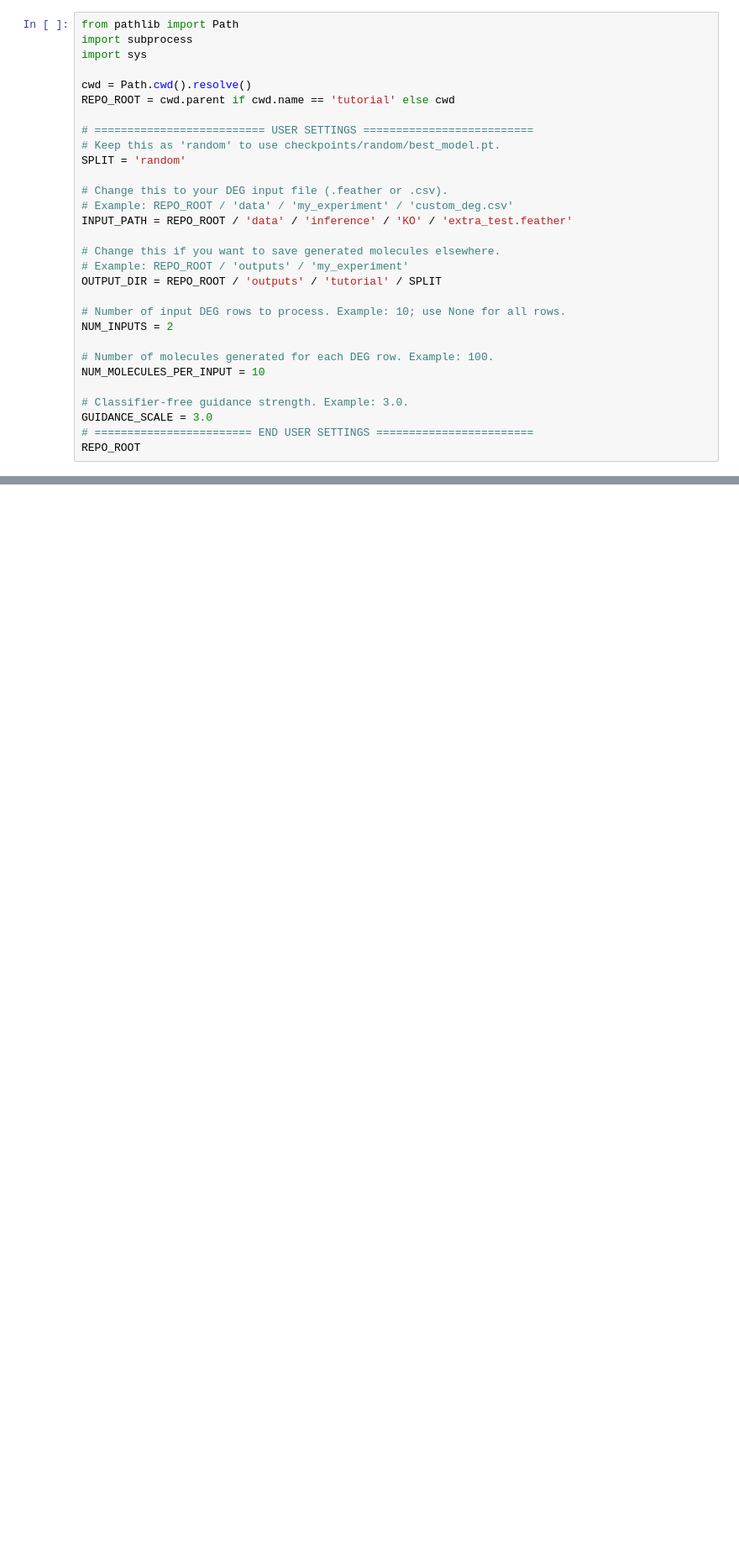
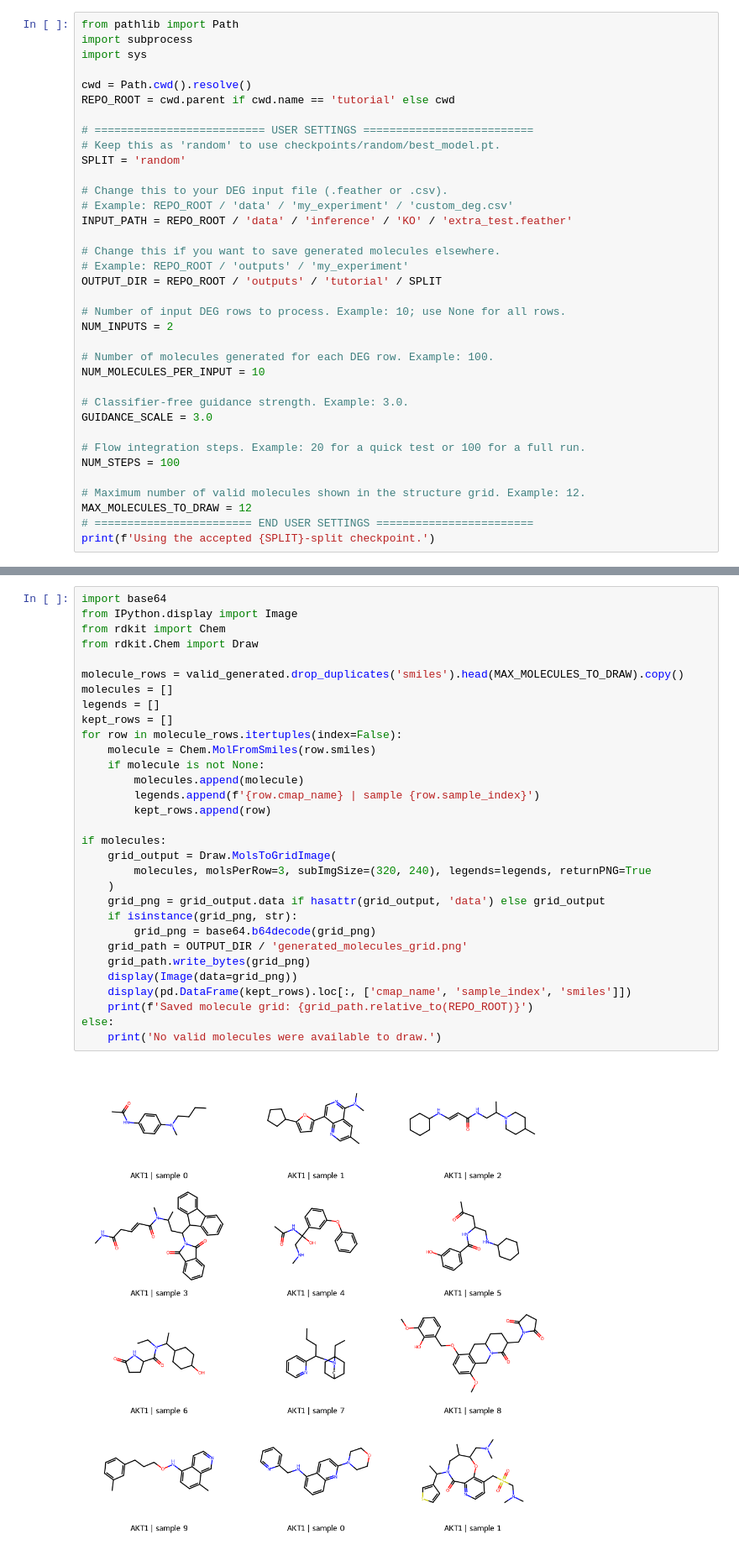
Before and after one commit to KU-MedAI/DEG2MOL, a Jupyter notebook: tutorial/inference.ipynb, the cells around one changed output, grey strips where cells are left out. Shown at 84% size. Cells and saved outputs as stored; diff of their text form; blank space fills up the shorter version.

Commit message:
Expand inference tutorial with visual outputs

```diff
--- a/tutorial/inference.ipynb
+++ b/tutorial/inference.ipynb
@@ -30,5 +30,11 @@ NUM_MOLECULES_PER_INPUT = 10
 
 # Classifier-free guidance strength. Example: 3.0.
 GUIDANCE_SCALE = 3.0
+
+# Flow integration steps. Example: 20 for a quick test or 100 for a full run.
+NUM_STEPS = 100
+
+# Maximum number of valid molecules shown in the structure grid. Example: 12.
+MAX_MOLECULES_TO_DRAW = 12
 # ======================== END USER SETTINGS ========================
-REPO_ROOT
+print(f'Using the accepted {SPLIT}-split checkpoint.')
@@ -51,0 +166,33 @@ generated.head(20)
+# %%
+import base64
+from IPython.display import Image
+from rdkit import Chem
+from rdkit.Chem import Draw
+
+molecule_rows = valid_generated.drop_duplicates('smiles').head(MAX_MOLECULES_TO_DRAW).copy()
+molecules = []
+legends = []
+kept_rows = []
+for row in molecule_rows.itertuples(index=False):
+    molecule = Chem.MolFromSmiles(row.smiles)
+    if molecule is not None:
+        molecules.append(molecule)
+        legends.append(f'{row.cmap_name} | sample {row.sample_index}')
+        kept_rows.append(row)
+
+if molecules:
+    grid_output = Draw.MolsToGridImage(
+        molecules, molsPerRow=3, subImgSize=(320, 240), legends=legends, returnPNG=True
+    )
+    grid_png = grid_output.data if hasattr(grid_output, 'data') else grid_output
+    if isinstance(grid_png, str):
+        grid_png = base64.b64decode(grid_png)
+    grid_path = OUTPUT_DIR / 'generated_molecules_grid.png'
+    grid_path.write_bytes(grid_png)
+    display(Image(data=grid_png))
+    display(pd.DataFrame(kept_rows).loc[:, ['cmap_name', 'sample_index', 'smiles']])
+    print(f'Saved molecule grid: {grid_path.relative_to(REPO_ROOT)}')
+else:
+    print('No valid molecules were available to draw.')
+# %% [output]
+[figure, added]
```
Also changed, not shown: parts of 12 cells of this notebook, 2 other files.
